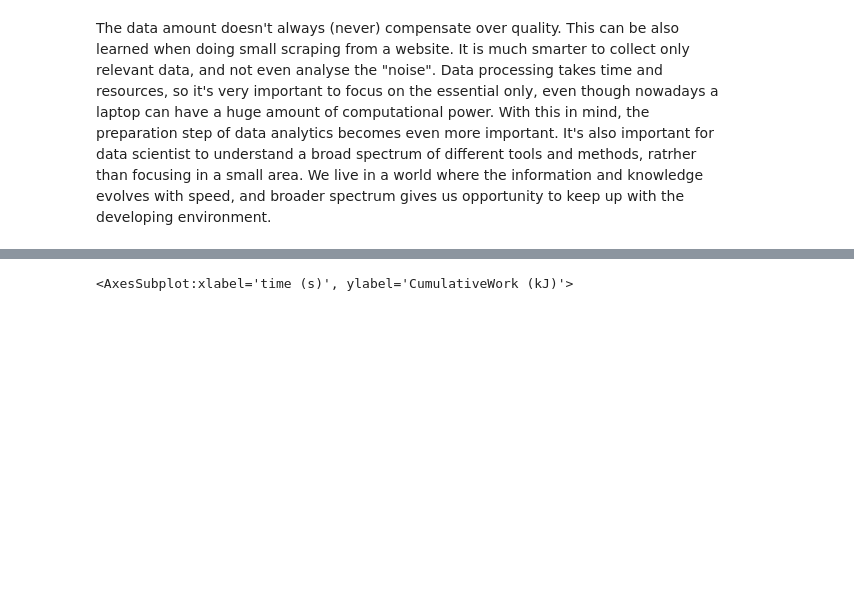
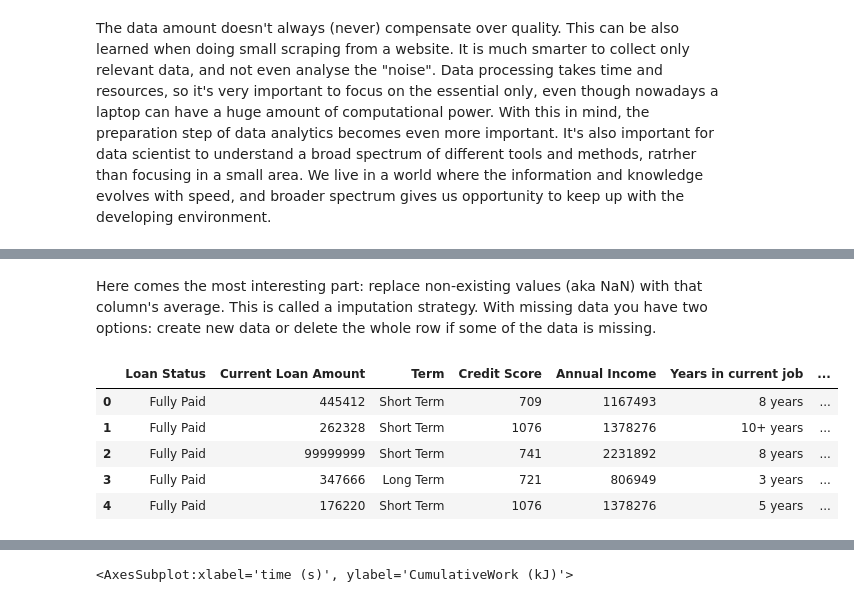
Before and after one commit to htaim/JODA2022, a Jupyter notebook: Oppimispaivakirja.ipynb, the cells around one changed output, grey strips where cells are left out. Saved outputs shown, nothing was run; the diff lists cells and outputs as text; code cells hidden in the pictures; blank space fills up the shorter version.

```diff
--- a/Oppimispaivakirja.ipynb
+++ b/Oppimispaivakirja.ipynb
@@ -181,0 +225,21 @@ Streaming of the lectuers was a quite nice add for the course. Machine learning
+# %% [markdown]
+Here comes the most interesting part: replace non-existing values (aka NaN) with that column's average. This is called a imputation strategy. With missing data you have two options: create new data or delete the whole row if some of the data is missing.
+# %%
+cols_to_clean =['Current Loan Amount','Credit Score','Annual Income','Years of Credit History',
+        'Months since last delinquent','Number of Open Accounts','Number of Credit Problems',
+       'Current Credit Balance','Maximum Open Credit','Bankruptcies','Tax Liens']
+
+imputer = Imputer()
+data[cols_to_clean] = imputer.fit_transform(data[cols_to_clean])
+data[cols_to_clean] = data[cols_to_clean].astype(int)
+
+#Remove rows that still contain at least one NaN value
+data=data.dropna()
+data.head()
+# %% [output]
+|  | Loan Status | Current Loan Amount | Term | Credit Score | Annual Income | Years in current job | ... |
+| 0 | Fully Paid | 445412 | Short Term | 709 | 1167493 | 8 years | ... |
+| 1 | Fully Paid | 262328 | Short Term | 1076 | 1378276 | 10+ years | ... |
+| 2 | Fully Paid | 99999999 | Short Term | 741 | 2231892 | 8 years | ... |
+| 3 | Fully Paid | 347666 | Long Term | 721 | 806949 | 3 years | ... |
+| 4 | Fully Paid | 176220 | Short Term | 1076 | 1378276 | 5 years | ... |
```
Also changed, not shown: parts of 26 cells of this notebook, 5 other files.
